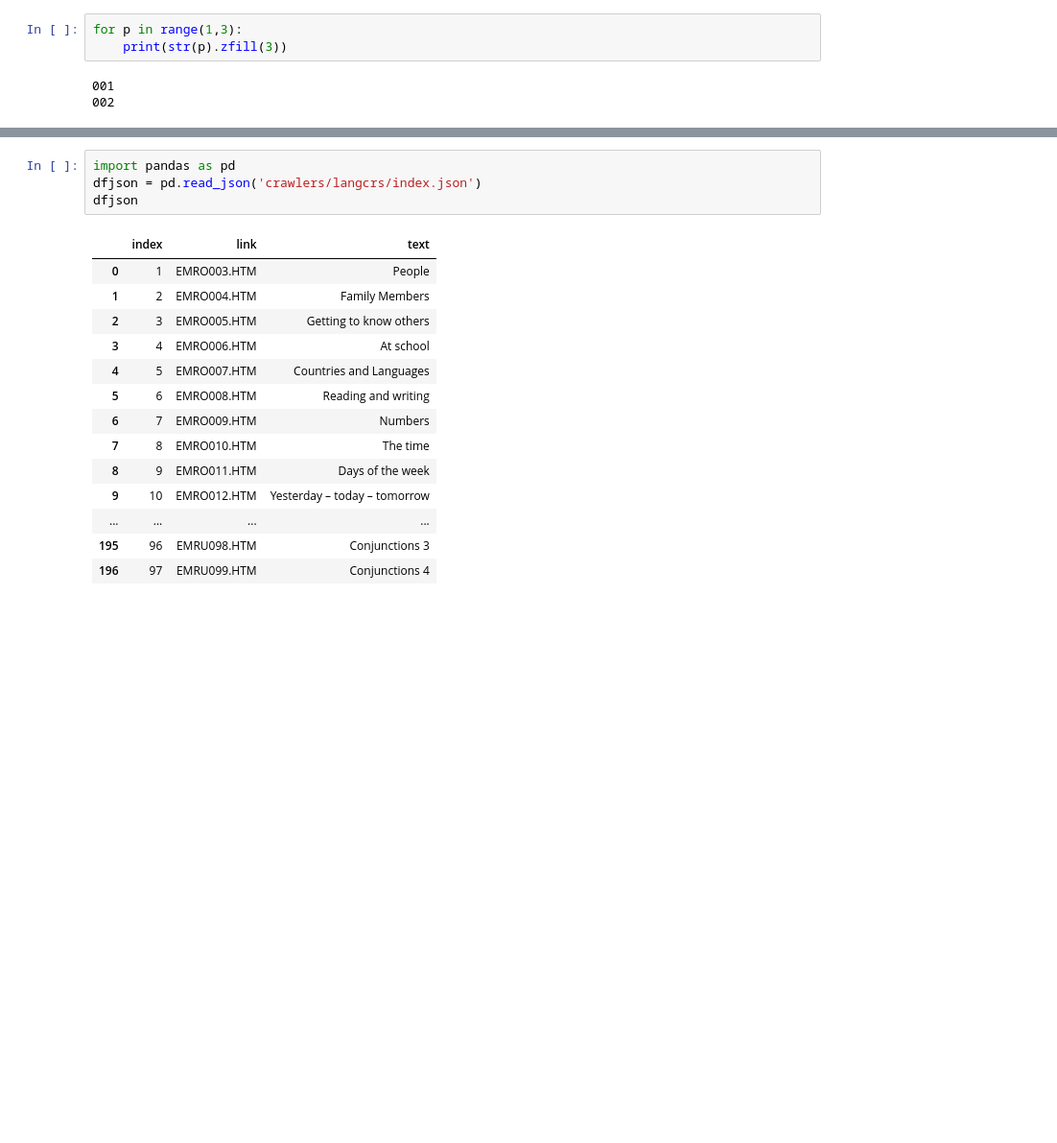
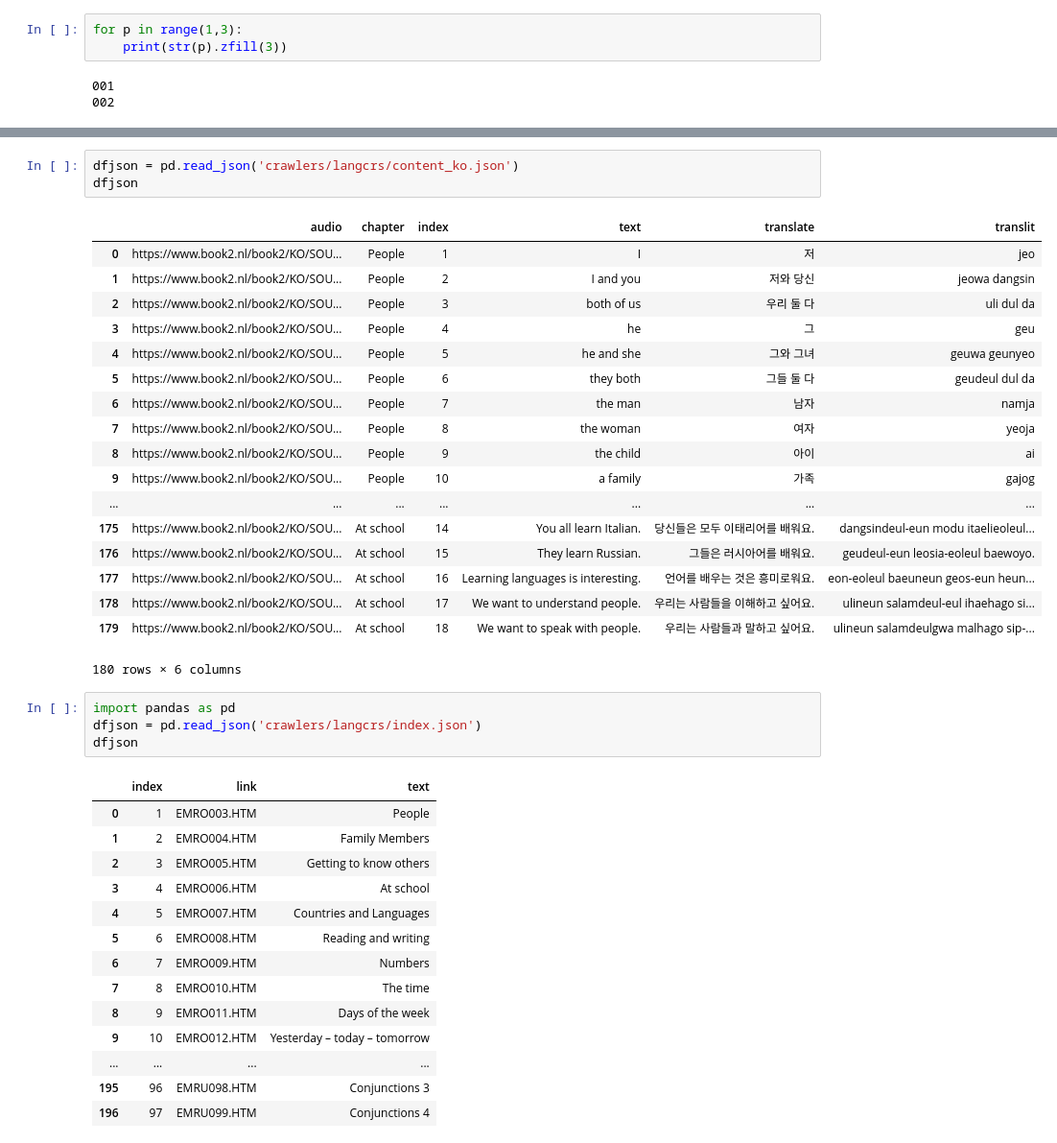
Before and after one commit to samlet/stack, a Jupyter notebook: procs-scrapy.ipynb, the cells around one changed output, grey strips where cells are left out. Shown at 96% size. Cells and saved outputs as stored; diff of their text form; blank space fills up the shorter version.

```diff
--- a/procs-scrapy.ipynb
+++ b/procs-scrapy.ipynb
@@ -192,6 +192,28 @@ dfjson
 | 33 | https://www.book2.nl/book2/RU/SOU... | Public transportation | 16 | Do you have a ticket? | У Вас есть билет? | U Vas yestʹ bilet? |
 | 34 | https://www.book2.nl/book2/RU/SOU... | Public transportation | 17 | A ticket? – No, I don’t have one. | Билет? – Нет, у меня его нет. | Bilet? – Net, u menya yego net. |
 | 35 | https://www.book2.nl/book2/RU/SOU... | Public transportation | 18 | Then you have to pay a fine. | Тогда Вам придётся платить штраф. | Togda Vam pridëtsya platitʹ shtraf. |
+# %%
+dfjson = pd.read_json('crawlers/langcrs/content_ko.json')
+dfjson
+# %% [output]
+|  | audio | chapter | index | text | translate | translit |
+| 0 | https://www.book2.nl/book2/KO/SOU... | People | 1 | I | 저 | jeo |
+| 1 | https://www.book2.nl/book2/KO/SOU... | People | 2 | I and you | 저와 당신 | jeowa dangsin |
+| 2 | https://www.book2.nl/book2/KO/SOU... | People | 3 | both of us | 우리 둘 다 | uli dul da |
+| 3 | https://www.book2.nl/book2/KO/SOU... | People | 4 | he | 그 | geu |
+| 4 | https://www.book2.nl/book2/KO/SOU... | People | 5 | he and she | 그와 그녀 | geuwa geunyeo |
+| 5 | https://www.book2.nl/book2/KO/SOU... | People | 6 | they both | 그들 둘 다 | geudeul dul da |
+| 6 | https://www.book2.nl/book2/KO/SOU... | People | 7 | the man | 남자 | namja |
+| 7 | https://www.book2.nl/book2/KO/SOU... | People | 8 | the woman | 여자 | yeoja |
+| 8 | https://www.book2.nl/book2/KO/SOU... | People | 9 | the child | 아이 | ai |
+| 9 | https://www.book2.nl/book2/KO/SOU... | People | 10 | a family | 가족 | gajog |
+| ... | ... | ... | ... | ... | ... | ... |
+| 175 | https://www.book2.nl/book2/KO/SOU... | At school | 14 | You all learn Italian. | 당신들은 모두 이태리어를 배워요. | dangsindeul-eun modu itaelieoleul... |
+| 176 | https://www.book2.nl/book2/KO/SOU... | At school | 15 | They learn Russian. | 그들은 러시아어를 배워요. | geudeul-eun leosia-eoleul baewoyo. |
+| 177 | https://www.book2.nl/book2/KO/SOU... | At school | 16 | Learning languages is interesting. | 언어를 배우는 것은 흥미로워요. | eon-eoleul baeuneun geos-eun heun... |
+| 178 | https://www.book2.nl/book2/KO/SOU... | At school | 17 | We want to understand people. | 우리는 사람들을 이해하고 싶어요. | ulineun salamdeul-eul ihaehago si... |
+| 179 | https://www.book2.nl/book2/KO/SOU... | At school | 18 | We want to speak with people. | 우리는 사람들과 말하고 싶어요. | ulineun salamdeulgwa malhago sip-... |
+180 rows × 6 columns
 # %%
 import pandas as pd
 dfjson = pd.read_json('crawlers/langcrs/index.json')
```
Also changed, not shown: 11 other files.
